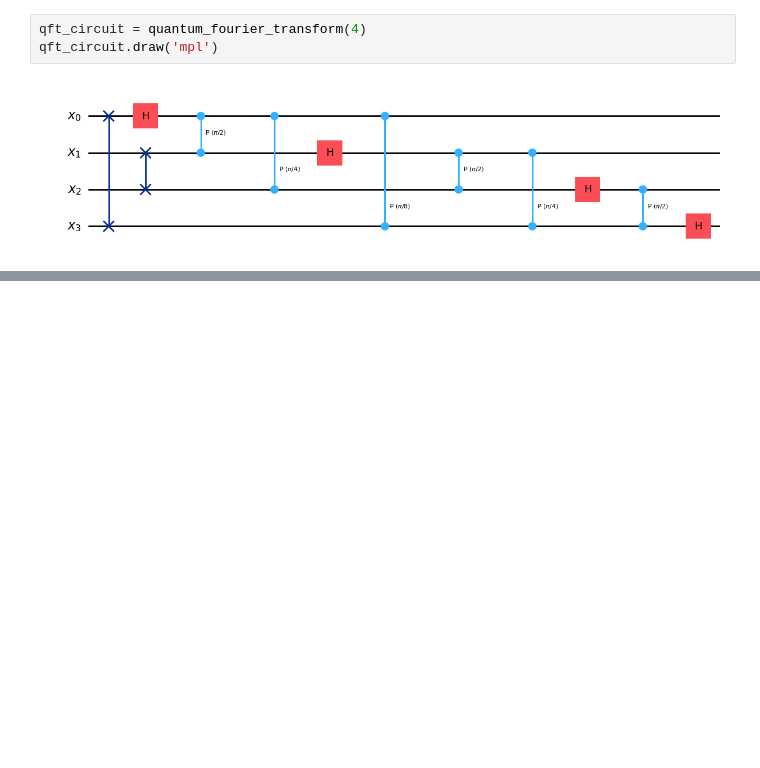
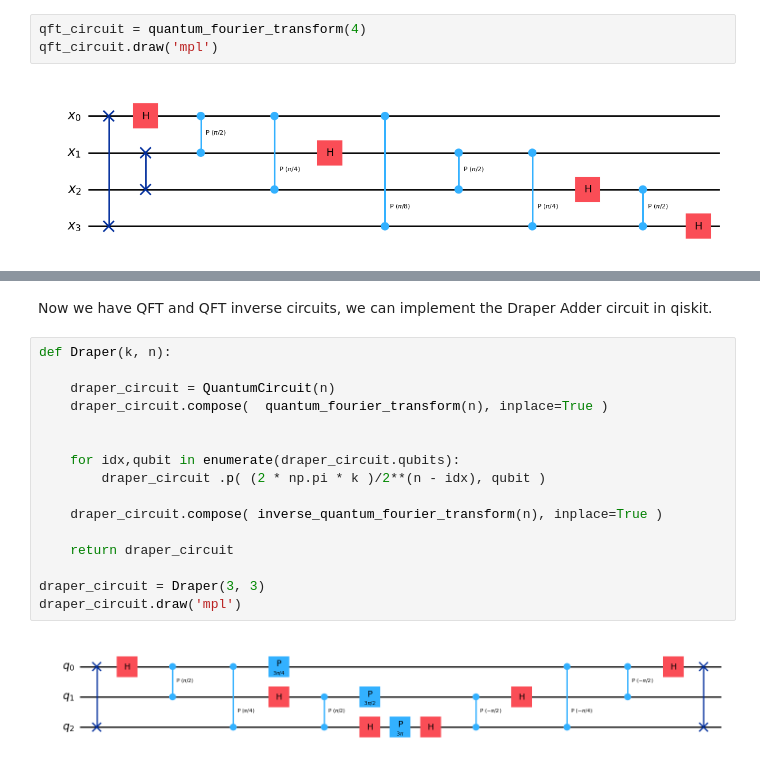
Before and after one commit to elhyc/qcfieldscourse, a Jupyter notebook: qc3.ipynb, the cells around one changed output, grey strips where cells are left out. Saved outputs shown, nothing was run; the diff lists cells and outputs as text; blank space fills up the shorter version.

```diff
--- a/qc3.ipynb
+++ b/qc3.ipynb
@@ -210,0 +258,20 @@ qft_circuit.draw('mpl')
+# %% [markdown]
+Now we have QFT and QFT inverse circuits, we can implement the Draper Adder circuit in qiskit.
+# %%
+def Draper(k, n):
+
+    draper_circuit = QuantumCircuit(n)
+    draper_circuit.compose(  quantum_fourier_transform(n), inplace=True )
+
+
+    for idx,qubit in enumerate(draper_circuit.qubits):
+        draper_circuit .p( (2 * np.pi * k )/2**(n - idx), qubit )
+
+    draper_circuit.compose( inverse_quantum_fourier_transform(n), inplace=True )
+
+    return draper_circuit
+
+draper_circuit = Draper(3, 3)
+draper_circuit.draw('mpl')
+# %% [output]
+[figure, added]
```
Also changed, not shown: parts of 31 cells of this notebook, 3 other files.
